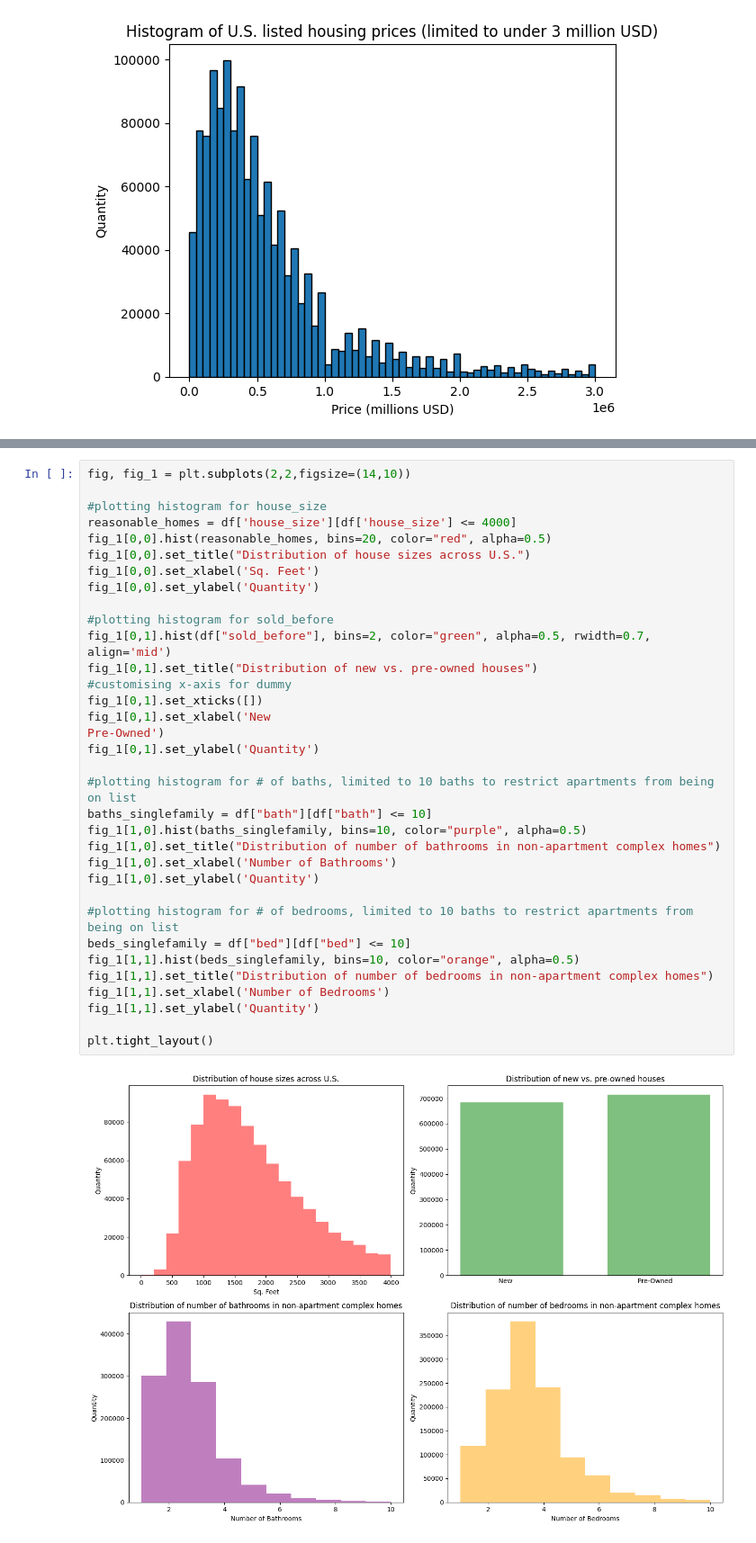
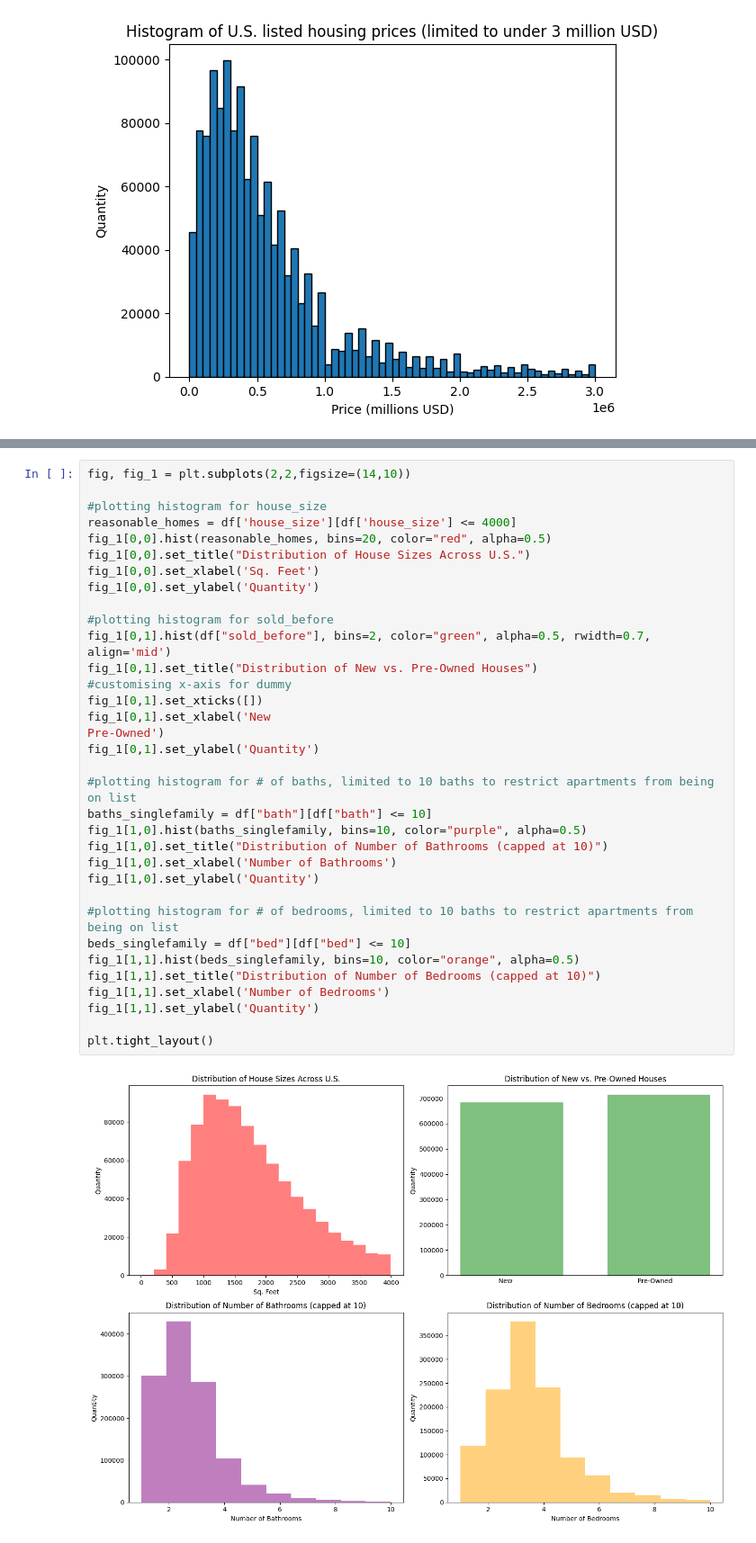
Before and after one commit to ECO225-W2024/project-one-code-S-O-Ahn, a Jupyter notebook: Project 1.ipynb, the cells around one changed output, grey strips where cells are left out. Shown: that part at 90% size. Drawn from its saved outputs; the diff is of its cells as text.

Commit message:
Worked on histograms

```diff
--- a/Project 1.ipynb
+++ b/Project 1.ipynb
@@ -53,35 +55,35 @@ Text(0.5, 0, 'Price (millions USD)')
 # %%
 fig, fig_1 = plt.subplots(2,2,figsize=(14,10))
 
 #plotting histogram for house_size
 reasonable_homes = df['house_size'][df['house_size'] <= 4000]
 fig_1[0,0].hist(reasonable_homes, bins=20, color="red", alpha=0.5)
-fig_1[0,0].set_title("Distribution of house sizes across U.S.")
+fig_1[0,0].set_title("Distribution of House Sizes Across U.S.")
 fig_1[0,0].set_xlabel('Sq. Feet')
 fig_1[0,0].set_ylabel('Quantity')
 
 #plotting histogram for sold_before
 fig_1[0,1].hist(df["sold_before"], bins=2, color="green", alpha=0.5, rwidth=0.7, align='mid')
-fig_1[0,1].set_title("Distribution of new vs. pre-owned houses")
+fig_1[0,1].set_title("Distribution of New vs. Pre-Owned Houses")
 #customising x-axis for dummy
 fig_1[0,1].set_xticks([])
 fig_1[0,1].set_xlabel('New                                                              Pre-Owned')
 fig_1[0,1].set_ylabel('Quantity')
 
 #plotting histogram for # of baths, limited to 10 baths to restrict apartments from being on list
 baths_singlefamily = df["bath"][df["bath"] <= 10]
 fig_1[1,0].hist(baths_singlefamily, bins=10, color="purple", alpha=0.5)
-fig_1[1,0].set_title("Distribution of number of bathrooms in non-apartment complex homes")
+fig_1[1,0].set_title("Distribution of Number of Bathrooms (capped at 10)")
 fig_1[1,0].set_xlabel('Number of Bathrooms')
 fig_1[1,0].set_ylabel('Quantity')
 
 #plotting histogram for # of bedrooms, limited to 10 baths to restrict apartments from being on list
 beds_singlefamily = df["bed"][df["bed"] <= 10]
 fig_1[1,1].hist(beds_singlefamily, bins=10, color="orange", alpha=0.5)
-fig_1[1,1].set_title("Distribution of number of bedrooms in non-apartment complex homes")
+fig_1[1,1].set_title("Distribution of Number of Bedrooms (capped at 10)")
 fig_1[1,1].set_xlabel('Number of Bedrooms')
 fig_1[1,1].set_ylabel('Quantity')
 
 plt.tight_layout()
 # %% [output]
-[figure, old version]
+[figure, new version]
```
Also changed, not shown: parts of 1 cell of this notebook.
